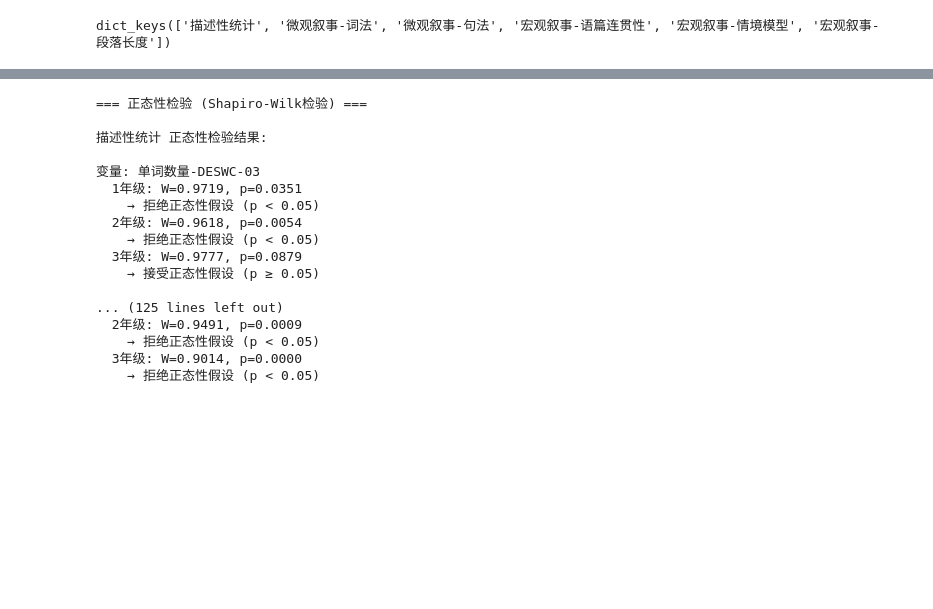
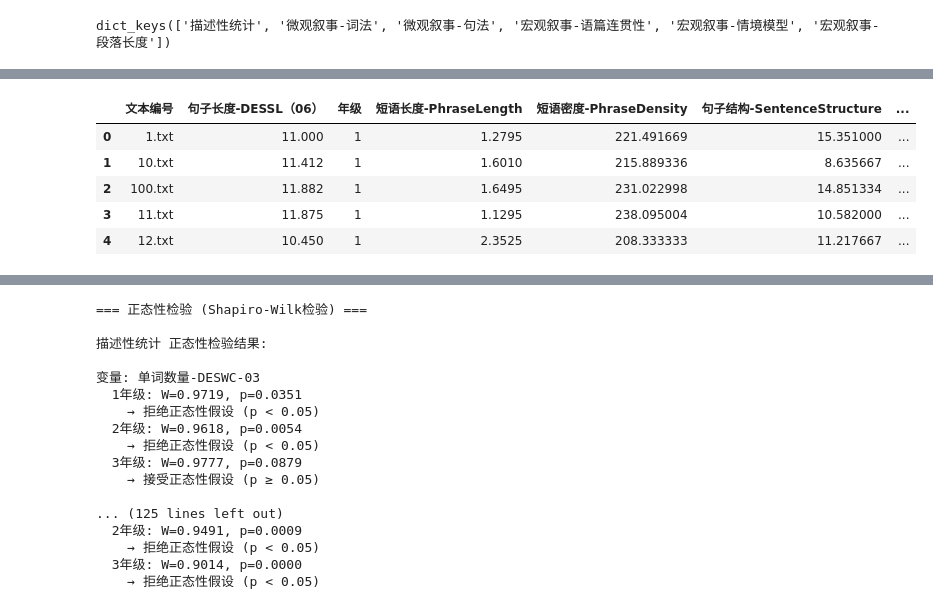
Before and after one commit to sfdeggb/analyse_narrative_stu, a Jupyter notebook: grade_analyse.ipynb, the cells around one changed output, grey strips where cells are left out. Cells and saved outputs as stored; diff of their text form; code cells hidden in the pictures; blank space fills up the shorter version.

```diff
--- a/grade_analyse.ipynb
+++ b/grade_analyse.ipynb
@@ -636,0 +538,29 @@ plot_boxplots_by_grade('微观叙事-词法', cleaned_data['微观叙事-词法'
+# %%
+from untils import create_complexity_composite_mean
+
+tmp_df = cleaned_data['微观叙事-句法'].copy()
+
+tmp_df = create_complexity_composite_mean(tmp_df,
+                                          ['短语长度-SYNLE（69）', '短语长度-SYNNP（70）'],
+                                          target_col_name='短语长度-PhraseLength')
+tmp_df = create_complexity_composite_mean(tmp_df,
+                                          ['短语密度-DRNP（76）', '短语密度-DRVP（77）',
+                                           '短语密度-DRPP（79）'],
+                                          target_col_name='短语密度-PhraseDensity')
+
+tmp_df = create_complexity_composite_mean(tmp_df,
+                                          ['句子结构-DRPVAL（80）', '句子结构-DRNEG（81）',
+                                           '句子结构-DRINF（83）'],
+                                          target_col_name='句子结构-SentenceStructure')
+
+tmp_df = create_complexity_composite_mean(tmp_df,
+                                          ['句法相似-SYNSTRUTa（74）', '句法相似-SYNSTRUTt（75）'],
+                                          target_col_name='句法相似-SYNSTRUT')
+tmp_df.head()
+# %% [output]
+|  | 文本编号 | 句子长度-DESSL（06） | 年级 | 短语长度-PhraseLength | 短语密度-PhraseDensity | 句子结构-SentenceStructure | ... |
+| 0 | 1.txt | 11.000 | 1 | 1.2795 | 221.491669 | 15.351000 | ... |
+| 1 | 10.txt | 11.412 | 1 | 1.6010 | 215.889336 | 8.635667 | ... |
+| 2 | 100.txt | 11.882 | 1 | 1.6495 | 231.022998 | 14.851334 | ... |
+| 3 | 11.txt | 11.875 | 1 | 1.1295 | 238.095004 | 10.582000 | ... |
+| 4 | 12.txt | 10.450 | 1 | 2.3525 | 208.333333 | 11.217667 | ... |
```
Also changed, not shown: parts of 28 cells of this notebook, 25 other files.
